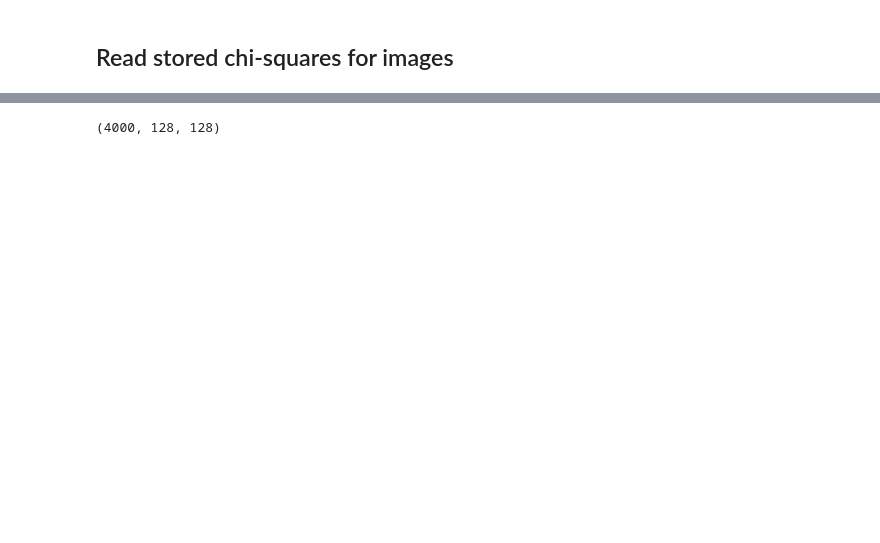
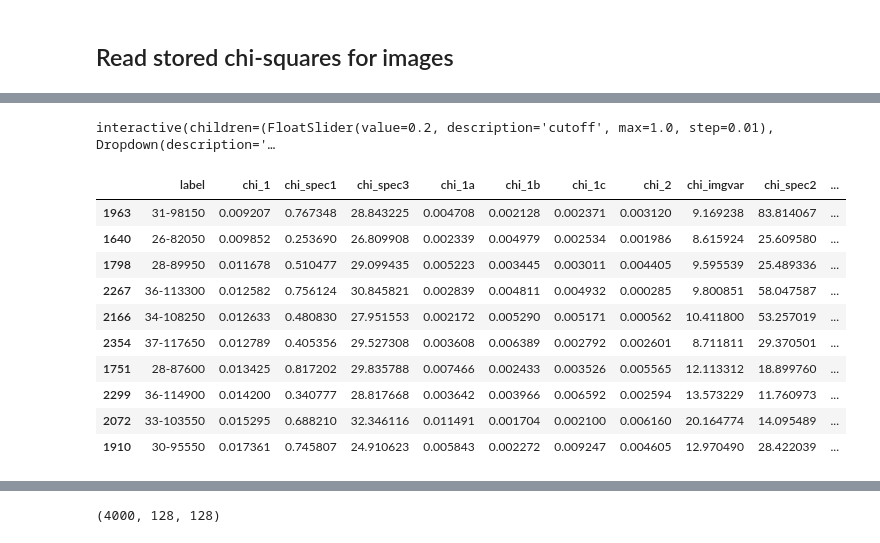
Before and after one commit to vmos1/cosmogan_pytorch, a Jupyter notebook: cosmogan/2_analysis/1_pytorch_analyze-results.ipynb, the cells around one changed output, grey strips where cells are left out. Drawn from its saved outputs; the diff is of its cells as text; code cells hidden in the pictures; blank space fills up the shorter version.

```diff
--- a/cosmogan/2_analysis/1_pytorch_analyze-results.ipynb
+++ b/cosmogan/2_analysis/1_pytorch_analyze-results.ipynb
@@ -190,0 +162,53 @@ print(best_idx)
+# %%
+def f_slice_df(df,cutoff=0.2,sort_col='chi_1',col_mode='all',head=10,epoch_range=[0,None],display_flag=False):
+    ''' View dataframe after slicing
+    '''
+    col_list=['label','chi_1','chi_spec1', 'chi_spec3', 'chi_1a', 'chi_1b', 'chi_1c', 'chi_2','chi_imgvar', 'chi_spec2','epoch','step']
+    if (col_mode=='short'): col_list=['label','chi_1','chi_spec1']
+
+    print(epoch_range)
+    if epoch_range[1]==None: epoch_range[1]=df.max()['epoch']
+    df=df[(df.epoch<=epoch_range[1])&(df.epoch>=epoch_range[0])]
+
+    ## Apply cutoff to keep reasonable chi1 and chispec1
+    best_keys=[ 'chi_1', 'chi_spec1']
+    q_dict=dict(df.quantile(q=cutoff,axis=0)[best_keys])
+    print(q_dict)
+    df=df.query('chi_1 < {0} & chi_spec1 < {1}'.format(q_dict['chi_1'],q_dict['chi_spec1']))
+
+    # Sort dataframe
+    df1=df[df.epoch>0].sort_values(by=sort_col)
+
+    df2=df1.head(head)[col_list]
+
+    if display_flag:   # Display df
+        display_cols=['label','chi_1','chi_spec1', 'chi_spec3', 'chi_1a', 'chi_1b', 'chi_1c', 'chi_2','chi_imgvar', 'chi_spec2']
+        display(df2)
+
+    return df2
+# %%
+w=interactive(f_slice_df,df=fixed(df),
+cutoff=widgets.FloatSlider(value=0.2, min=0, max=1.0, step=0.01),
+col_mode=['all','short'], display_flag=widgets.Checkbox(value=False),
+head=widgets.IntSlider(value=10,min=1,max=20,step=1),
+epoch_range=widgets.IntRangeSlider(value=[0,np.max(df.epoch.values)],min=0,max=np.max(df.epoch.values),step=1),
+sort_col=['chi_1','chi_spec1', 'chi_spec3', 'chi_1a', 'chi_1b', 'chi_1c', 'chi_2','chi_imgvar', 'chi_spec2'],
+)
+display(w)
+# %% [output]
+interactive(children=(FloatSlider(value=0.2, description='cutoff', max=1.0, step=0.01), Dropdown(description='…
+# %%
+df_sliced=w.result
+df_sliced
+# %% [output]
+|  | label | chi_1 | chi_spec1 | chi_spec3 | chi_1a | chi_1b | chi_1c | chi_2 | chi_imgvar | chi_spec2 | ... |
+| 1963 | 31-98150 | 0.009207 | 0.767348 | 28.843225 | 0.004708 | 0.002128 | 0.002371 | 0.003120 | 9.169238 | 83.814067 | ... |
+| 1640 | 26-82050 | 0.009852 | 0.253690 | 26.809908 | 0.002339 | 0.004979 | 0.002534 | 0.001986 | 8.615924 | 25.609580 | ... |
+| 1798 | 28-89950 | 0.011678 | 0.510477 | 29.099435 | 0.005223 | 0.003445 | 0.003011 | 0.004405 | 9.595539 | 25.489336 | ... |
+| 2267 | 36-113300 | 0.012582 | 0.756124 | 30.845821 | 0.002839 | 0.004811 | 0.004932 | 0.000285 | 9.800851 | 58.047587 | ... |
+| 2166 | 34-108250 | 0.012633 | 0.480830 | 27.951553 | 0.002172 | 0.005290 | 0.005171 | 0.000562 | 10.411800 | 53.257019 | ... |
+| 2354 | 37-117650 | 0.012789 | 0.405356 | 29.527308 | 0.003608 | 0.006389 | 0.002792 | 0.002601 | 8.711811 | 29.370501 | ... |
+| 1751 | 28-87600 | 0.013425 | 0.817202 | 29.835788 | 0.007466 | 0.002433 | 0.003526 | 0.005565 | 12.113312 | 18.899760 | ... |
+| 2299 | 36-114900 | 0.014200 | 0.340777 | 28.817668 | 0.003642 | 0.003966 | 0.006592 | 0.002594 | 13.573229 | 11.760973 | ... |
+| 2072 | 33-103550 | 0.015295 | 0.688210 | 32.346116 | 0.011491 | 0.001704 | 0.002100 | 0.006160 | 20.164774 | 14.095489 | ... |
+| 1910 | 30-95550 | 0.017361 | 0.745807 | 24.910623 | 0.005843 | 0.002272 | 0.009247 | 0.004605 | 12.970490 | 28.422039 | ... |
```
Also changed, not shown: parts of 23 cells of this notebook, 10 other files.
